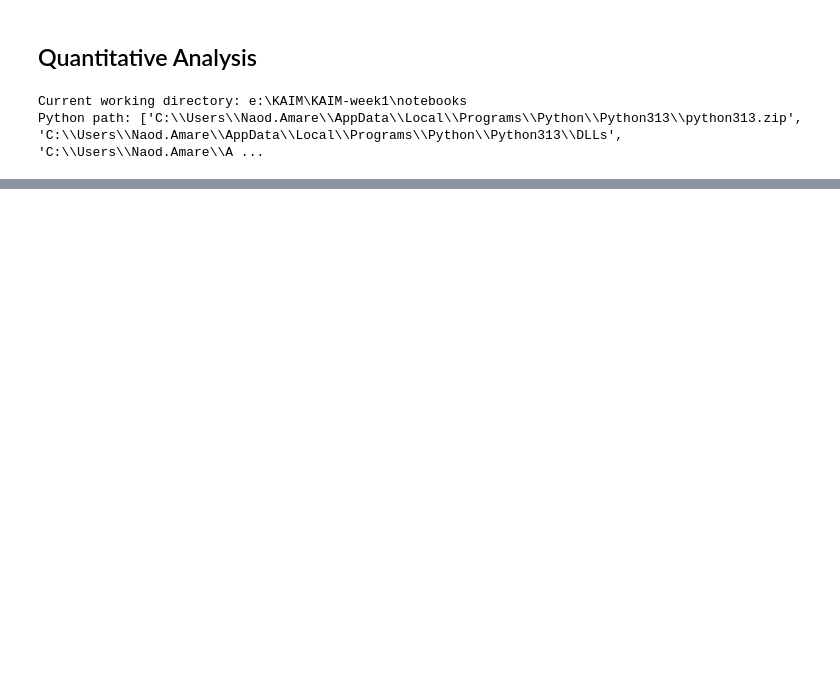
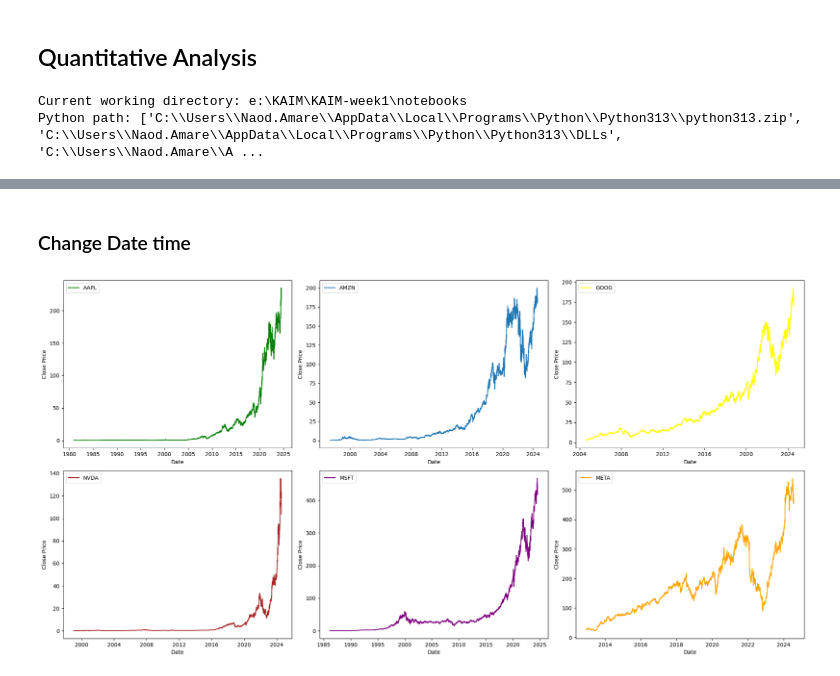
Before and after one commit to Naod-Mergiya/KAIM-week1, a Jupyter notebook: notebooks/Quantitative_analysis.ipynb, the cells around one changed output, grey strips where cells are left out. Drawn from its saved outputs; the diff is of its cells as text; code cells hidden in the pictures; blank space fills up the shorter version.

```diff
--- a/notebooks/Quantitative_analysis.ipynb
+++ b/notebooks/Quantitative_analysis.ipynb
@@ -34,0 +82,5 @@ Python path: ['C:\\Users\\Naod.Amare\\AppData\\Local\\Programs\\Python\\Python31
+# %%
+# Load data
+file_path = os.path.join('..', 'data', 'META_historical_data.csv')
+df_meta = load_data(file_path)
+df_meta.head()
@@ -34,0 +97,5 @@ Python path: ['C:\\Users\\Naod.Amare\\AppData\\Local\\Programs\\Python\\Python31
+# %%
+# Load data
+file_path = os.path.join('..', 'data', 'MSFT_historical_data.csv')
+df_msft = load_data(file_path)
+df_msft.head()
@@ -34,0 +112,5 @@ Python path: ['C:\\Users\\Naod.Amare\\AppData\\Local\\Programs\\Python\\Python31
+# %%
+# Load data
+file_path = os.path.join('..', 'data', 'NVDA_historical_data.csv')
+df_nvda = load_data(file_path)
+df_nvda.head()
@@ -34,0 +140,14 @@ Python path: ['C:\\Users\\Naod.Amare\\AppData\\Local\\Programs\\Python\\Python31
+# %% [markdown]
+### Change Date time
+# %%
+df_aapl['Date']=pd.to_datetime(df_aapl['Date'])
+df_goog['Date']=pd.to_datetime(df_goog['Date'])
+df_amzn['Date']=pd.to_datetime(df_amzn['Date'])
+df_msft['Date']=pd.to_datetime(df_msft['Date'])
+df_nvda['Date']=pd.to_datetime(df_nvda['Date'])
+df_meta['Date']=pd.to_datetime(df_meta['Date'])
+df_tsla['Date']=pd.to_datetime(df_tsla['Date'])
+# %%
+plot_closing_prices(df_aapl, df_amzn, df_goog, df_meta, df_msft, df_nvda)
+# %% [output]
+[figure, added]
```
Also changed, not shown: parts of 33 cells of this notebook, 1 other file.
